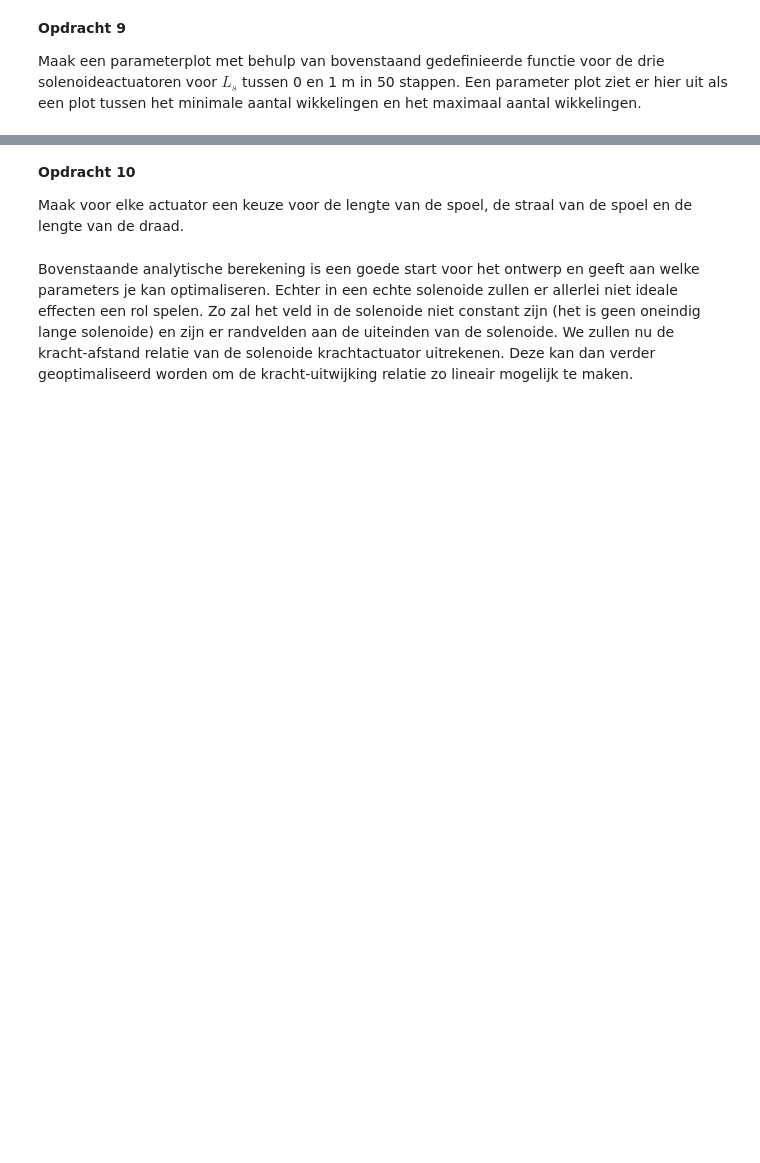
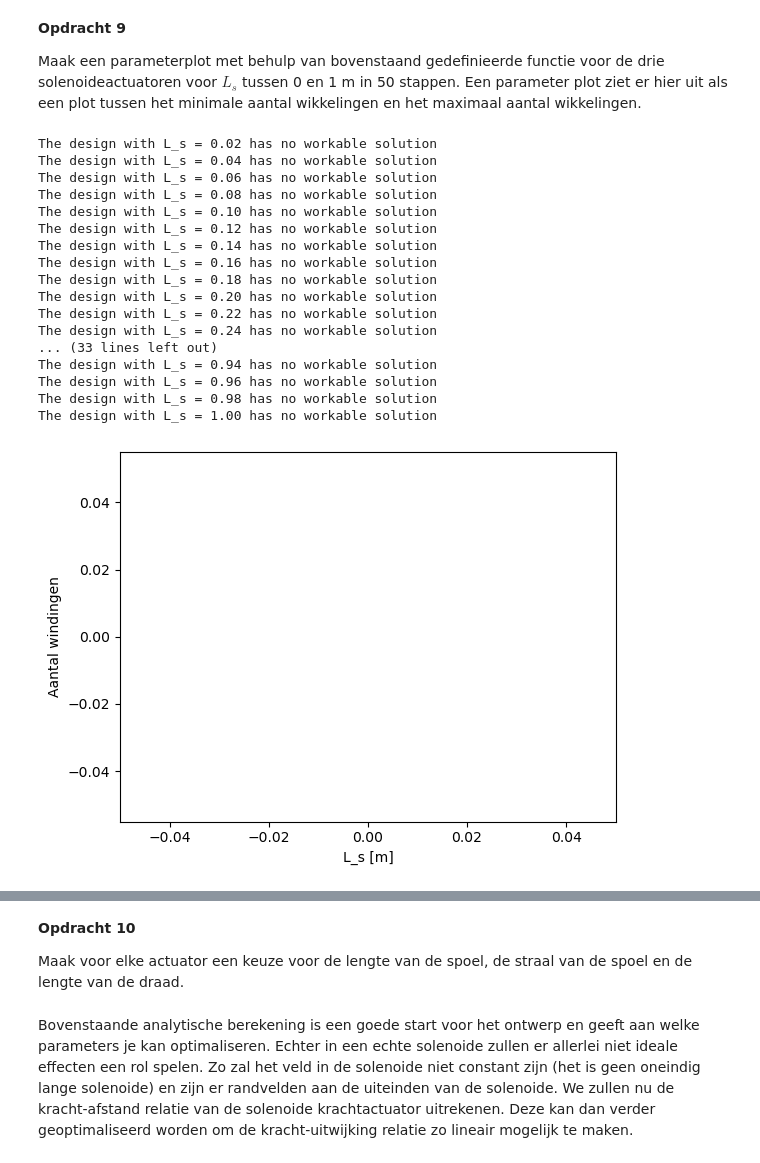
Before and after one commit to beanmachine123/opdrachten-DEF-D, a Jupyter notebook: 2KrachtactuatorOpdracht/2KrachtactuatorOpdracht/KrachtactuatorOpdracht.ipynb, the cells around one changed output, grey strips where cells are left out. Drawn from its saved outputs; the diff is of its cells as text; code cells hidden in the pictures; blank space fills up the shorter version.

```diff
--- a/2KrachtactuatorOpdracht/2KrachtactuatorOpdracht/KrachtactuatorOpdracht.ipynb
+++ b/2KrachtactuatorOpdracht/2KrachtactuatorOpdracht/KrachtactuatorOpdracht.ipynb
@@ -145,15 +200,16 @@ Plaats hier een png met jullie eventuele analytische afleiding.
 # %%
 ### BEGIN SOLUTION
 
-def aantal_wikkelingen(relevante_parameters):
+def aantal_wikkelingen(L_s,I,r_d,r_s,L_d,F):
     # Voeg hieronder de formules voor het maximum en minimum aantal wikkelingen.
-    N_min =
-    N_max_1 =
-    N_max_2 =
+    N_min = np.sqrt(2*F)*L_s / (I * r_s * np.sqrt(np.pi * mu_0 * (1 - 1/mu_r)))
+    N_max_1 = L_s/(r_d*2)
+    N_max_2 = L_d/(np.pi*2*r_s)
+    N_max = min(N_max_1,N_max_2)
 
     if N_min > N_max: ## Als het ontwerp niet mogelijk is.
-        print('The design with %.1f unit has no workable solution'%a)
-        N_min = 'NaN'
-        N_max = 'NaN'
-    N_max = max(N_max_1,N_max_2)
+        print('The design with L_s = %.2f has no workable solution'%L_s)
+        N_min = np.nan
+        N_max = np.nan
+
     return N_min, N_max
@@ -178,6 +232,42 @@ Text(0, 0.5, 'y')
 
 Maak een parameterplot met behulp van bovenstaand gedefinieerde functie voor de drie solenoideactuatoren voor $L_s$ tussen 0 en 1 m in 50 stappen. Een parameter plot ziet er hier uit als een plot tussen het minimale aantal wikkelingen en het maximaal aantal wikkelingen.
 # %%
-###
-###Jouw code hier###
-###
+#Deuractuator
+L_s_values = np.linspace(0,1,50)
+N_deur = [aantal_wikkelingen(L, I_deur, r_d_deur, r_s_deur, L_d_deur,F_deur) for L in L_s_values]
+
+N_deur = np.array(N_deur)
+
+Nmin_deur = N_deur[:,0]
+Nmax_deur = N_deur[:,1]
+
+mask_deur = ~np.isnan(Nmin_deur) & ~np.isnan(Nmax_deur)
+L_s_max_deur = L_s_values[mask_deur][-1]
+
+plt.figure()
+plt.xlim(0, L_s_values[mask_deur][-1])
+plt.plot(L_s_values[mask_deur], Nmin_deur[mask_deur])
+plt.plot(L_s_values[mask_deur], Nmax_deur[mask_deur])
+plt.fill_between(L_s_values[mask_deur], Nmin_deur[mask_deur], Nmax_deur[mask_deur])
+plt.xlabel("L_s [m]")
+plt.ylabel("Aantal windingen")
+plt.show()
+# %% [output]
+The design with L_s = 0.02 has no workable solution
+The design with L_s = 0.04 has no workable solution
+The design with L_s = 0.06 has no workable solution
+The design with L_s = 0.08 has no workable solution
+The design with L_s = 0.10 has no workable solution
+The design with L_s = 0.12 has no workable solution
+The design with L_s = 0.14 has no workable solution
+The design with L_s = 0.16 has no workable solution
+The design with L_s = 0.18 has no workable solution
+The design with L_s = 0.20 has no workable solution
+The design with L_s = 0.22 has no workable solution
+The design with L_s = 0.24 has no workable solution
+... (33 lines left out)
+The design with L_s = 0.94 has no workable solution
+The design with L_s = 0.96 has no workable solution
+The design with L_s = 0.98 has no workable solution
+The design with L_s = 1.00 has no workable solution
+[figure, added]
```
Also changed, not shown: parts of 16 cells of this notebook, 6 other files.
